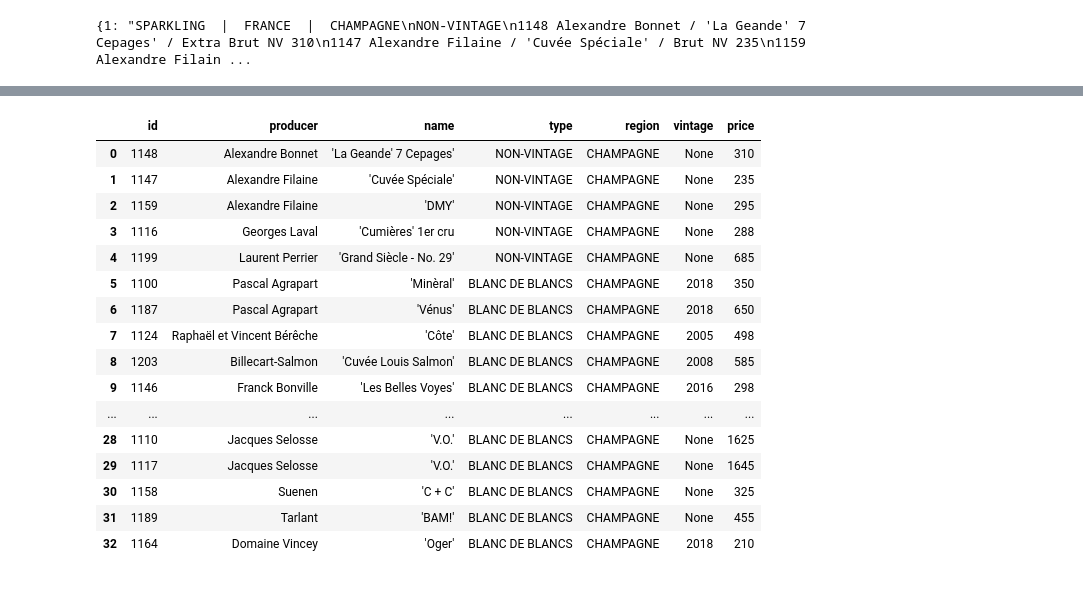
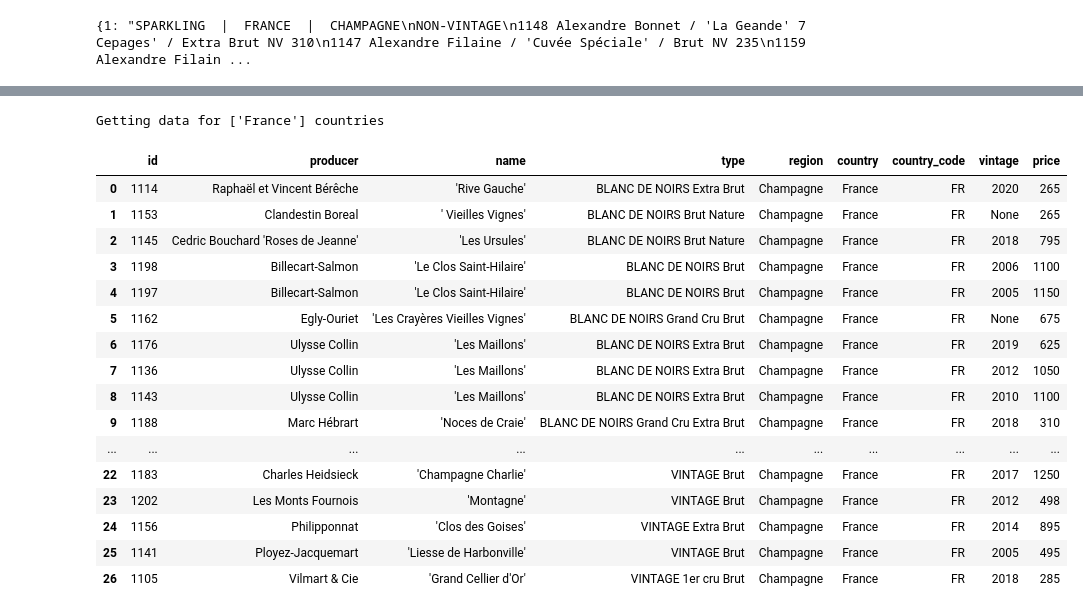
Before and after one commit to austinbarish/vivino-scanner, a Jupyter notebook: tester.ipynb, the cells around one changed output, grey strips where cells are left out. Drawn from its saved outputs; the diff is of its cells as text; code cells hidden in the pictures.

```diff
--- a/tester.ipynb
+++ b/tester.ipynb
@@ -381,6 +230,8 @@ import google.generativeai as genai
 from typing import List, Dict
 import json
 import PyPDF2
+
+# Made with Claude 3.5
 
 class GeminiWineParser:
     def __init__(self, api_key: str):
@@ -422,6 +273,8 @@ class GeminiWineParser:
                     "name": "Wine Name",
                     "type": "Wine Type",
                     "region": "Region",
+                    "country": "Country",
+                    "country_code": "Country Code",
                     "vintage": "2020",
                     "price": "123"
                 }}
@@ -486,7 +339,7 @@ class GeminiWineParser:
         except Exception as e:
             print(f"Error saving to file: {str(e)}")
 
-
+# Add API Key
 parser = GeminiWineParser(google_key)
 
 # Example wine list text
@@ -523,11 +379,13 @@ print(json.dumps(results, indent=2))
 # %%
+parser = GeminiWineParser(google_key)
+
 # Try with full page
-for page in pages[:1]:
+for page in pages[:2]:
     print("\nParsing sample:")
     results = parser.parse_wine_list(page)
 
-    # Create dataframe
-    df = pd.DataFrame(results)
-    print(df)
+# Create dataframe
+df = pd.DataFrame(results)
+df.head(10)
 # %% [output]
 Parsing sample:
@@ -550,20 +406,34 @@ Parsing sample:
-# %%
-df
-# %% [output]
-|  | id | producer | name | type | region | vintage | price |
-| 0 | 1148 | Alexandre Bonnet | 'La Geande' 7 Cepages' | NON-VINTAGE | CHAMPAGNE | None | 310 |
-| 1 | 1147 | Alexandre Filaine | 'Cuvée Spéciale' | NON-VINTAGE | CHAMPAGNE | None | 235 |
-| 2 | 1159 | Alexandre Filaine | 'DMY' | NON-VINTAGE | CHAMPAGNE | None | 295 |
-| 3 | 1116 | Georges Laval | 'Cumières' 1er cru | NON-VINTAGE | CHAMPAGNE | None | 288 |
-| 4 | 1199 | Laurent Perrier | 'Grand Siècle - No. 29' | NON-VINTAGE | CHAMPAGNE | None | 685 |
-| 5 | 1100 | Pascal Agrapart | 'Minèral' | BLANC DE BLANCS | CHAMPAGNE | 2018 | 350 |
-| 6 | 1187 | Pascal Agrapart | 'Vénus' | BLANC DE BLANCS | CHAMPAGNE | 2018 | 650 |
-| 7 | 1124 | Raphaël et Vincent Bérêche | 'Côte' | BLANC DE BLANCS | CHAMPAGNE | 2005 | 498 |
-| 8 | 1203 | Billecart-Salmon | 'Cuvée Louis Salmon' | BLANC DE BLANCS | CHAMPAGNE | 2008 | 585 |
-| 9 | 1146 | Franck Bonville | 'Les Belles Voyes' | BLANC DE BLANCS | CHAMPAGNE | 2016 | 298 |
-| ... | ... | ... | ... | ... | ... | ... | ... |
-| 28 | 1110 | Jacques Selosse | 'V.O.' | BLANC DE BLANCS | CHAMPAGNE | None | 1625 |
-| 29 | 1117 | Jacques Selosse | 'V.O.' | BLANC DE BLANCS | CHAMPAGNE | None | 1645 |
-| 30 | 1158 | Suenen | 'C + C' | BLANC DE BLANCS | CHAMPAGNE | None | 325 |
-| 31 | 1189 | Tarlant | 'BAM!' | BLANC DE BLANCS | CHAMPAGNE | None | 455 |
-| 32 | 1164 | Domaine Vincey | 'Oger' | BLANC DE BLANCS | CHAMPAGNE | 2018 | 210 |
+# %%
+def get_vivino_table(wine_df):
+    # Run get_vivino_data for each wine in the dataframe
+    vivino_data = []
+
+    countries = wine_df["country"].unique()
+    print(f"Getting data for {countries} countries")
+    country_mapping = {country.name : country.alpha_2 for country in pycountry.countries if country.name in countries}
+
+    wine_df["country_code"] = wine_df["country"].map(country_mapping)
+
+    return wine_df
+
+# Call the function
+get_vivino_table(df)
+# %% [output]
+Getting data for ['France'] countries
+|  | id | producer | name | type | region | country | country_code | vintage | price |
+| 0 | 1114 | Raphaël et Vincent Bérêche | 'Rive Gauche' | BLANC DE NOIRS Extra Brut | Champagne | France | FR | 2020 | 265 |
+| 1 | 1153 | Clandestin Boreal | ' Vieilles Vignes' | BLANC DE NOIRS Brut Nature | Champagne | France | FR | None | 265 |
+| 2 | 1145 | Cedric Bouchard 'Roses de Jeanne' | 'Les Ursules' | BLANC DE NOIRS Brut Nature | Champagne | France | FR | 2018 | 795 |
+| 3 | 1198 | Billecart-Salmon | 'Le Clos Saint-Hilaire' | BLANC DE NOIRS Brut | Champagne | France | FR | 2006 | 1100 |
+| 4 | 1197 | Billecart-Salmon | 'Le Clos Saint-Hilaire' | BLANC DE NOIRS Brut | Champagne | France | FR | 2005 | 1150 |
+| 5 | 1162 | Egly-Ouriet | 'Les Crayères Vieilles Vignes' | BLANC DE NOIRS Grand Cru Brut | Champagne | France | FR | None | 675 |
+| 6 | 1176 | Ulysse Collin | 'Les Maillons' | BLANC DE NOIRS Extra Brut | Champagne | France | FR | 2019 | 625 |
+| 7 | 1136 | Ulysse Collin | 'Les Maillons' | BLANC DE NOIRS Extra Brut | Champagne | France | FR | 2012 | 1050 |
+| 8 | 1143 | Ulysse Collin | 'Les Maillons' | BLANC DE NOIRS Extra Brut | Champagne | France | FR | 2010 | 1100 |
+| 9 | 1188 | Marc Hébrart | 'Noces de Craie' | BLANC DE NOIRS Grand Cru Extra Brut | Champagne | France | FR | 2018 | 310 |
+| ... | ... | ... | ... | ... | ... | ... | ... | ... | ... |
+| 22 | 1183 | Charles Heidsieck | 'Champagne Charlie' | VINTAGE Brut | Champagne | France | FR | 2017 | 1250 |
+| 23 | 1202 | Les Monts Fournois | 'Montagne' | VINTAGE Brut | Champagne | France | FR | 2012 | 498 |
+| 24 | 1156 | Philipponnat | 'Clos des Goises' | VINTAGE Extra Brut | Champagne | France | FR | 2014 | 895 |
+| 25 | 1141 | Ployez-Jacquemart | 'Liesse de Harbonville' | VINTAGE Brut | Champagne | France | FR | 2005 | 495 |
+| 26 | 1105 | Vilmart & Cie | 'Grand Cellier d'Or' | VINTAGE 1er cru Brut | Champagne | France | FR | 2018 | 285 |
```
Also changed, not shown: parts of 18 cells of this notebook, 1 other file.
